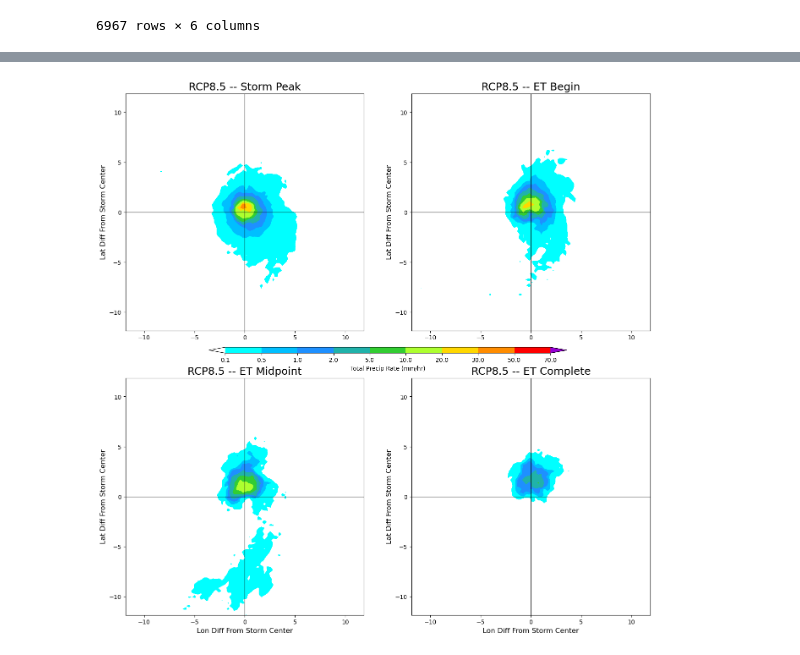
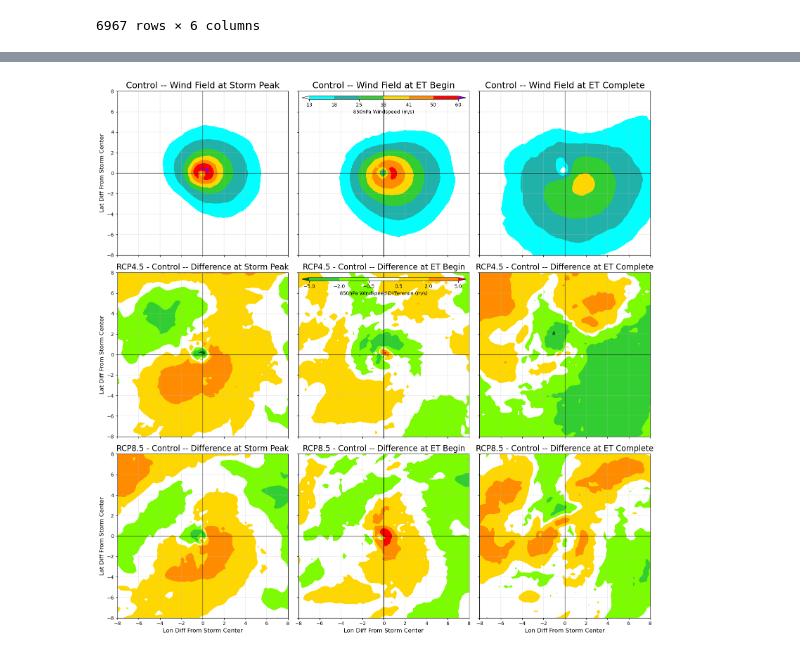
Before and after one commit to Luigi728/ExtraTrack_Github, a Jupyter notebook: RCP_Analysis/RCP_Analysis_V6.8.2.ipynb, the cells around one changed output, grey strips where cells are left out. Saved outputs shown, nothing was run; the diff lists cells and outputs as text; code cells hidden in the pictures.

```diff
--- a/RCP_Analysis/RCP_Analysis_V6.8.2.ipynb
+++ b/RCP_Analysis/RCP_Analysis_V6.8.2.ipynb
@@ -680,5 +607,0 @@ Precip_Bounds, Precip_Colours, True, 'RCP45_Precip_Snaps_Median.png')
-# %%
-Precip_Snap_Plots(RCP85_Subset_Precip_Snap_Median, RCP85_A_Compo_nc, "RCP8.5", Time_Labels, \
-Precip_Bounds, Precip_Colours, True, 'RCP85_Precip_Snaps_Median.png')
-# %% [output]
-[figure, removed]
@@ -684,0 +643,41 @@ Precip_Bounds, Precip_Colours, True, 'RCP85_Precip_Snaps_Median.png')
+# %%
+# Plot Windspeed Snap Diff Plots
+def Windspeed_Snap_Diff_Plots(Models_Wind_Snaps, Compo_nc, Time_Labels, Bounds, Colours, Diff_Bounds, Diff_Colours, \
+Savefig, Figname):
+# x and y Values
+    x_Snap = Compo_nc.x
+    y_Snap = Compo_nc.y
+#
+# Create Fig
+    Fig = pyplot.figure(figsize=(16,16))
+    Axes = Fig.subplots(3,3, sharex=True, sharey=True)
+    Var = "Wind"
+    Models = ["Control", "RCP4.5", "RCP8.5"]
+#
+# Plotting
+    for j in range(3):
+        Contour_Map(Axes[0][j], 0, j, Models_Wind_Snaps[0][j], x_Snap, y_Snap, Bounds, Colours, \
+        Models[0], Time_Labels[j], Var)
+        Contour_Map_Diff(Axes[1][j], 1, j, Models_Wind_Snaps[1][j], Models_Wind_Snaps[0][j], \
+        x_Snap, y_Snap, Diff_Bounds, Diff_Colours, Models[1], Models[0], Time_Labels[j], Var)
+        Contour_Map_Diff(Axes[2][j], 2, j, Models_Wind_Snaps[2][j], Models_Wind_Snaps[0][j], \
+        x_Snap, y_Snap, Diff_Bounds, Diff_Colours, Models[2], Models[0], Time_Labels[j], Var)
+#
+# Colour Bar For Control
+    C_Map = mcolors.LinearSegmentedColormap.from_list("850hPa Windspeed", Colours, N=len(Colours))
+    Norm = mcolors.BoundaryNorm(Bounds, C_Map.N, extend='both')
+    Cax = Axes[0][1].inset_axes([0.02, 0.95, 0.96, 0.02], transform=Axes[0][1].transAxes)
+    Fig.colorbar(ScalarMappable(cmap=C_Map, norm=Norm), orientation='horizontal', \
+    cax=Cax, label='850hPa Windspeed (m/s)', shrink=0.7)
+#
+# Colour Bar For Difference Plots
+    C_Map = mcolors.LinearSegmentedColormap.from_list("850hPa Windspeed Diff", Diff_Colours, N=len(Diff_Colours))
+    Norm = mcolors.BoundaryNorm(Diff_Bounds, C_Map.N, extend='both')
+    Cax = Axes[1][1].inset_axes([0.02, 0.95, 0.96, 0.02], transform=Axes[1][1].transAxes)
+    Fig.colorbar(ScalarMappable(cmap=C_Map, norm=Norm), orientation='horizontal', \
+    cax=Cax, label='850hPa Windspeed Difference (m/s)', shrink=0.7)
+#
+# Save Fig
+    Fig.tight_layout()
+    if Savefig == True:
+        Fig.savefig(Output_Diri+Figname, bbox_inches='tight')
@@ -684,0 +727,6 @@ Precip_Bounds, Precip_Colours, True, 'RCP85_Precip_Snaps_Median.png')
+# %%
+Windspeed_Snap_Diff_Plots([Control_Subset_Wind_Snap_Mean, RCP45_Subset_Wind_Snap_Mean, RCP85_Subset_Wind_Snap_Mean], \
+Control_A_Compo_nc, Time_Labels, Windspeed_Bounds, Windspeed_Colours, Wind_Diff_Bounds, Wind_Diff_Colours, \
+True, 'Wind_Snaps_Diff_Mean.png')
+# %% [output]
+[figure, added]
```
Also changed, not shown: parts of 39 cells of this notebook, 20 other files.
